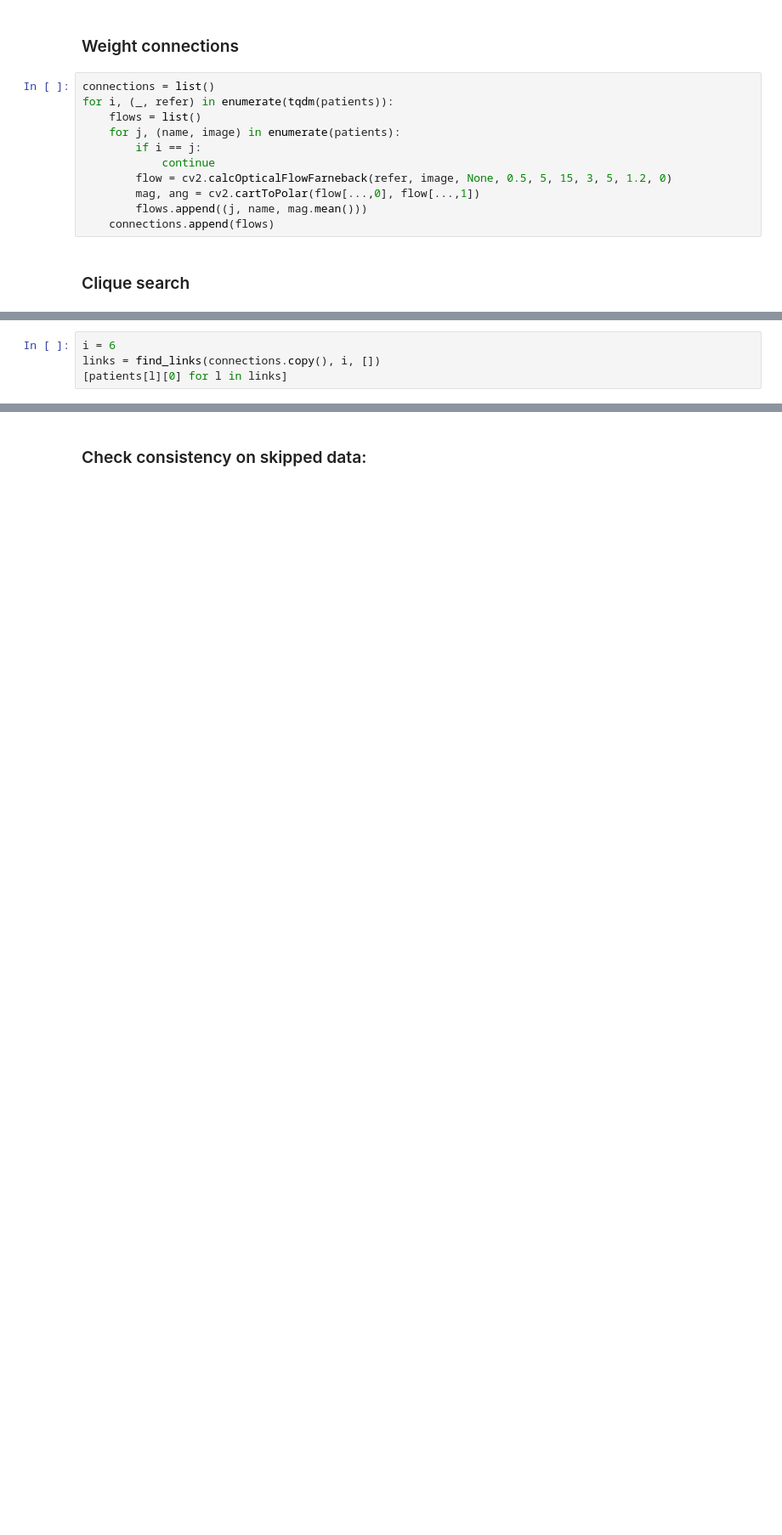
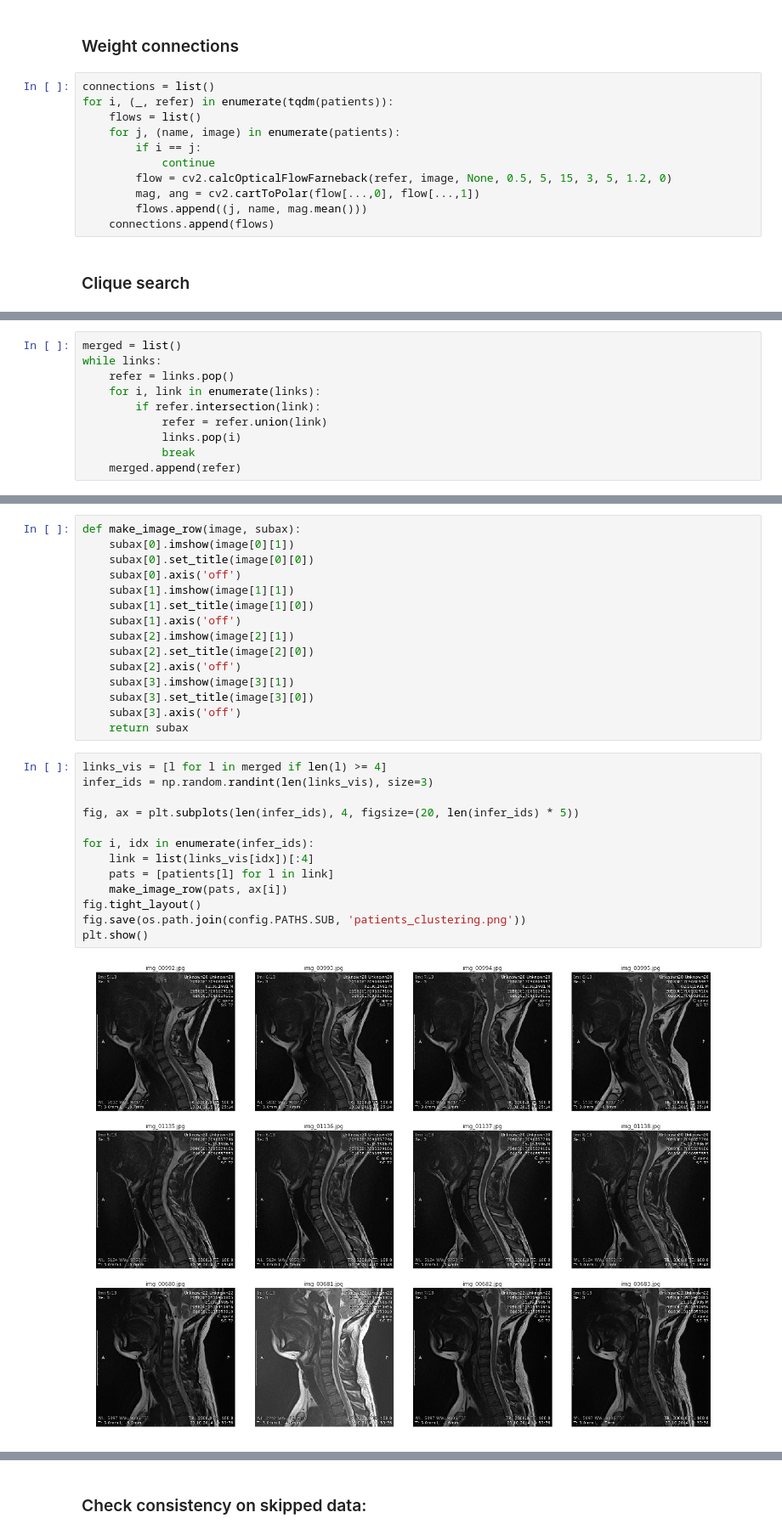
Before and after one commit to vessemer/CareMentorAI, a Jupyter notebook: IPython/PatientsClustering.ipynb, the cells around one changed output, grey strips where cells are left out. Shown at 85% size. Cells and saved outputs as stored; diff of their text form; blank space fills up the shorter version.

Commit message:
Patients clustering trees

```diff
--- a/IPython/PatientsClustering.ipynb
+++ b/IPython/PatientsClustering.ipynb
@@ -86,4 +83,0 @@ def find_links(connections, init, links=[]):
-# %%
-i = 6
-links = find_links(connections.copy(), i, [])
-[patients[l][0] for l in links]
@@ -89,0 +94,10 @@ links = find_links(connections.copy(), i, [])
+# %%
+merged = list()
+while links:
+    refer = links.pop()
+    for i, link in enumerate(links):
+        if refer.intersection(link):
+            refer = refer.union(link)
+            links.pop(i)
+            break
+    merged.append(refer)
@@ -89,0 +106,30 @@ links = find_links(connections.copy(), i, [])
+# %%
+def make_image_row(image, subax):
+    subax[0].imshow(image[0][1])
+    subax[0].set_title(image[0][0])
+    subax[0].axis('off')
+    subax[1].imshow(image[1][1])
+    subax[1].set_title(image[1][0])
+    subax[1].axis('off')
+    subax[2].imshow(image[2][1])
+    subax[2].set_title(image[2][0])
+    subax[2].axis('off')
+    subax[3].imshow(image[3][1])
+    subax[3].set_title(image[3][0])
+    subax[3].axis('off')
+    return subax
+# %%
+links_vis = [l for l in merged if len(l) >= 4]
+infer_ids = np.random.randint(len(links_vis), size=3)
+
+fig, ax = plt.subplots(len(infer_ids), 4, figsize=(20, len(infer_ids) * 5))
+
+for i, idx in enumerate(infer_ids):
+    link = list(links_vis[idx])[:4]
+    pats = [patients[l] for l in link]
+    make_image_row(pats, ax[i])
+fig.tight_layout()
+fig.save(os.path.join(config.PATHS.SUB, 'patients_clustering.png'))
+plt.show()
+# %% [output]
+[figure, added]
```
Also changed, not shown: parts of 10 cells of this notebook, 1 other file.
